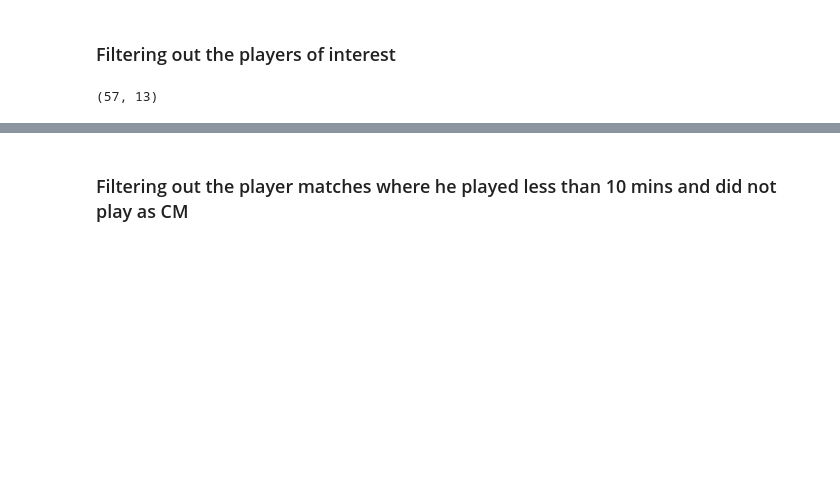
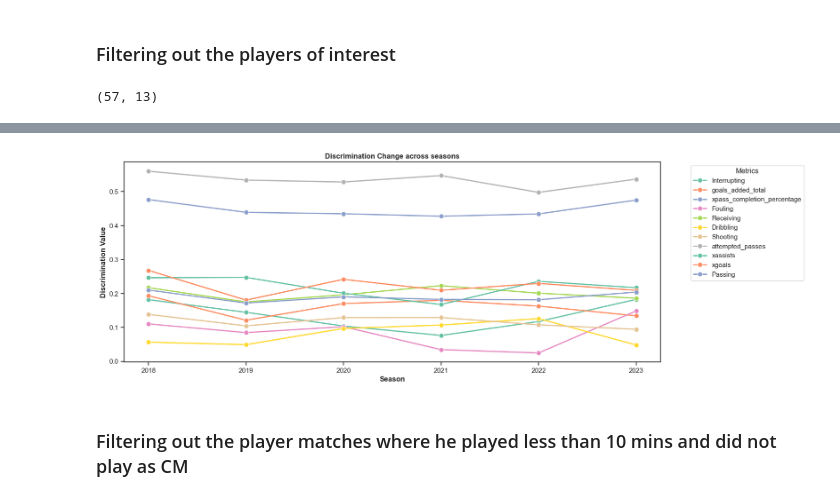
Before and after one commit to ranjitprakash1986/goals-added, a Jupyter notebook: api_eda.ipynb, the cells around one changed output, grey strips where cells are left out. Saved outputs shown, nothing was run; the diff lists cells and outputs as text; code cells hidden in the pictures; blank space fills up the shorter version.

```diff
--- a/api_eda.ipynb
+++ b/api_eda.ipynb
@@ -511,3 +561,38 @@ player_xgoals
+# %%
+## Lineplot
+lineplot_df = final_df.drop('stability', axis = 1).reset_index().melt( id_vars='index', var_name='season', value_name='discrimination')
+lineplot_df
+
+# Set a professional style
+sns.set(style="ticks")
+
+# Define a custom color palette
+custom_palette = sns.color_palette("Set2", n_colors=lineplot_df['index'].nunique())
+
+plt.figure(figsize=(16, 6))
+sns.lineplot(x='season',
+             y='discrimination',
+             hue='index',
+             data=lineplot_df,
+             marker='o',
+             palette=custom_palette,
+            linewidth=2,
+             markersize=8)
+
+plt.title('Discrimination Change across seasons', fontweight = 'bold')
+plt.xlabel('Season', fontweight = 'bold')
+plt.ylabel('Discrimination Value', fontweight = 'bold')
+# Move the legend outside
+plt.legend(title='Metrics', bbox_to_anchor=(1.05, 1), loc='upper left')
+
+## Write output
+folder = 'results'
+if not os.path.exists(folder):
+    os.mkdir(folder)
+export_path = folder + '/' + 'lineplot' + '.png'
+plt.savefig(export_path, bbox_inches='tight')
+# %% [output]
+[figure, added]
 # %% [markdown]
 ### Filtering out the player matches where he played less than 10 mins and did not play as CM
 # %%
```
Also changed, not shown: parts of 113 cells of this notebook, 9 other files.
